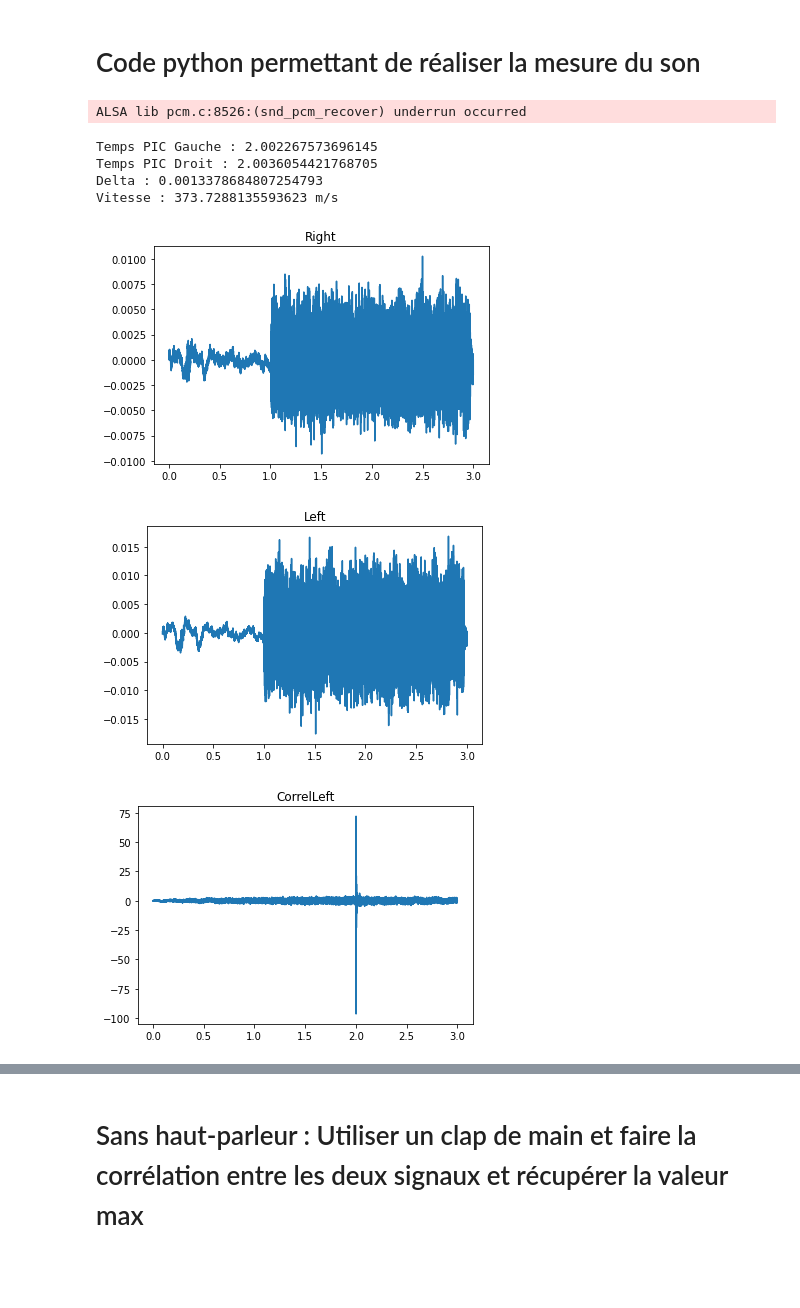
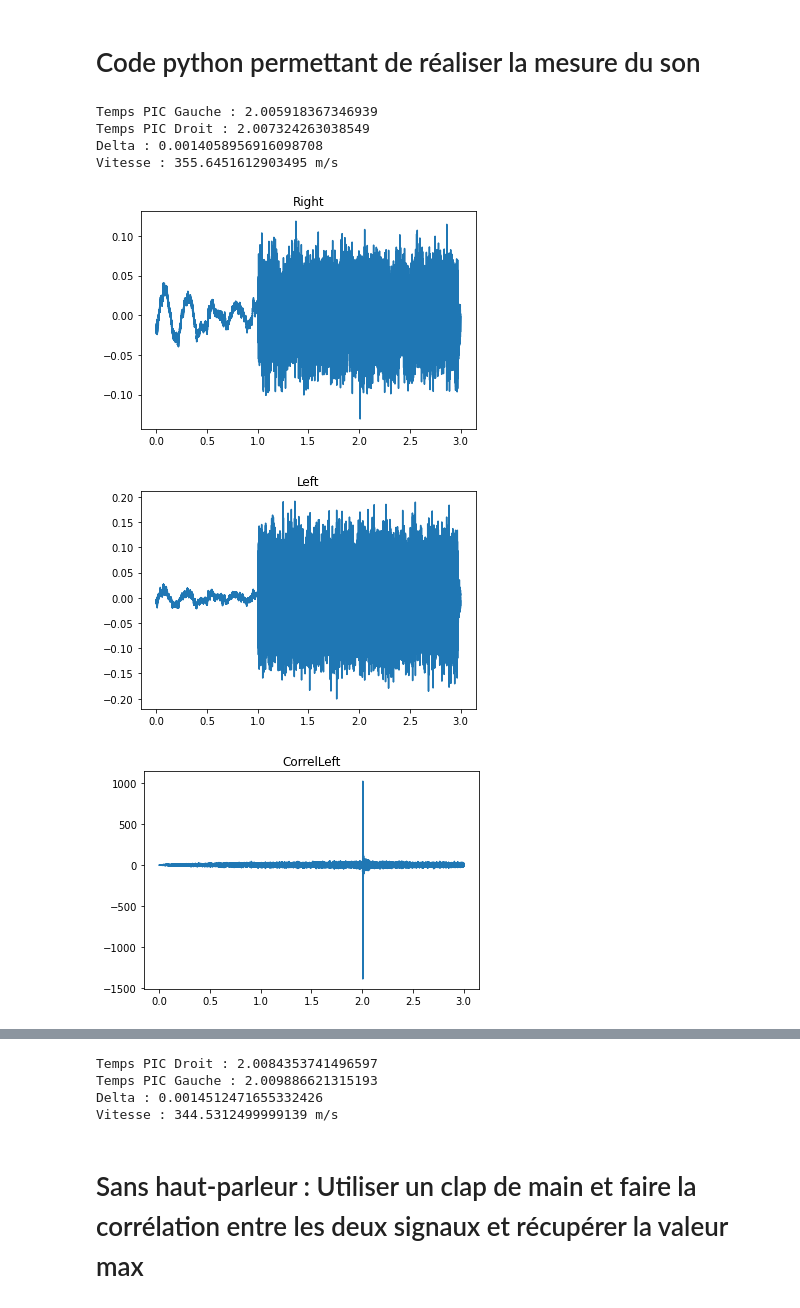
Before and after one commit to zuce68/ProjetFIP2A, a Jupyter notebook: MesureDuSon.ipynb, the cells around one changed output, grey strips where cells are left out. Drawn from its saved outputs; the diff is of its cells as text; code cells hidden in the pictures; blank space fills up the shorter version.

```diff
--- a/MesureDuSon.ipynb
+++ b/MesureDuSon.ipynb
@@ -54,6 +54,9 @@ import scipy.signal
 import traitsignfip
 from importlib import reload
 reload(traitsignfip)
+
+traitsignfip.init_volume()
+
 
 data_left, data_right,samples = traitsignfip.play_and_record("whitenoise",2)
 
@@ -69,38 +72,37 @@ plt.title("Right")
 plt.plot(n,data_right)
 plt.figure()
 plt.title("Left")
 plt.plot(n,data_left)
 
 corrLeft=scipy.signal.correlate(data_left,samples, mode='same')
 corrRight=scipy.signal.correlate(data_right,samples, mode='same')
 # Calcul de la corrélation croisée entre les deux signaux
 
 plt.figure()
 plt.title("CorrelLeft")
 plt.plot(n,corrLeft)
 #Intercorrélation gauche
 plt.figure()
 plt.title("CorrelRight")
 plt.plot(n,corrRight)
 #Intercorrélation droite
 
 # Trouver l'indice du maximum de la corrélation
 max_index_Left = np.argmax(corrLeft)/fs
 max_index_Right = np.argmax(corrRight)/fs
 
 delta_t = np.abs(max_index_Left - max_index_Right)
 
 print("Temps PIC Gauche : "+str(max_index_Left))
 print("Temps PIC Droit : "+str(max_index_Right))
 
 print("Delta : "+str(delta_t))
 print("Vitesse : "+str(distance/delta_t)+" m/s")
 # %% [output]
-ALSA lib pcm.c:8526:(snd_pcm_recover) underrun occurred
+Temps PIC Gauche : 2.005918367346939
+Temps PIC Droit : 2.007324263038549
+Delta : 0.0014058956916098708
+Vitesse : 355.6451612903495 m/s
-Temps PIC Gauche : 2.002267573696145
-Temps PIC Droit : 2.0036054421768705
-Delta : 0.0013378684807254793
-Vitesse : 373.7288135593623 m/s
-[figure, old version]
+[figure, new version]
-[figure, old version]
+[figure, new version]
-[figure, old version]
+[figure, new version]
@@ -108,3 +110,14 @@ Vitesse : 373.7288135593623 m/s
+# %%
+print("Temps PIC Droit : "+str(max_index_Left))
+print("Temps PIC Gauche : "+str(max_index_Right))
+
+print("Delta : "+str(delta_t))
+print("Vitesse : "+str(distance/delta_t)+" m/s")
+# %% [output]
+Temps PIC Droit : 2.0084353741496597
+Temps PIC Gauche : 2.009886621315193
+Delta : 0.0014512471655332426
+Vitesse : 344.5312499999139 m/s
 # %% [markdown]
 # Sans haut-parleur : Utiliser un clap de main et faire la corrélation entre les deux signaux et récupérer la valeur max
 # %%
```
Also changed, not shown: parts of 3 cells of this notebook, 2 other files.
